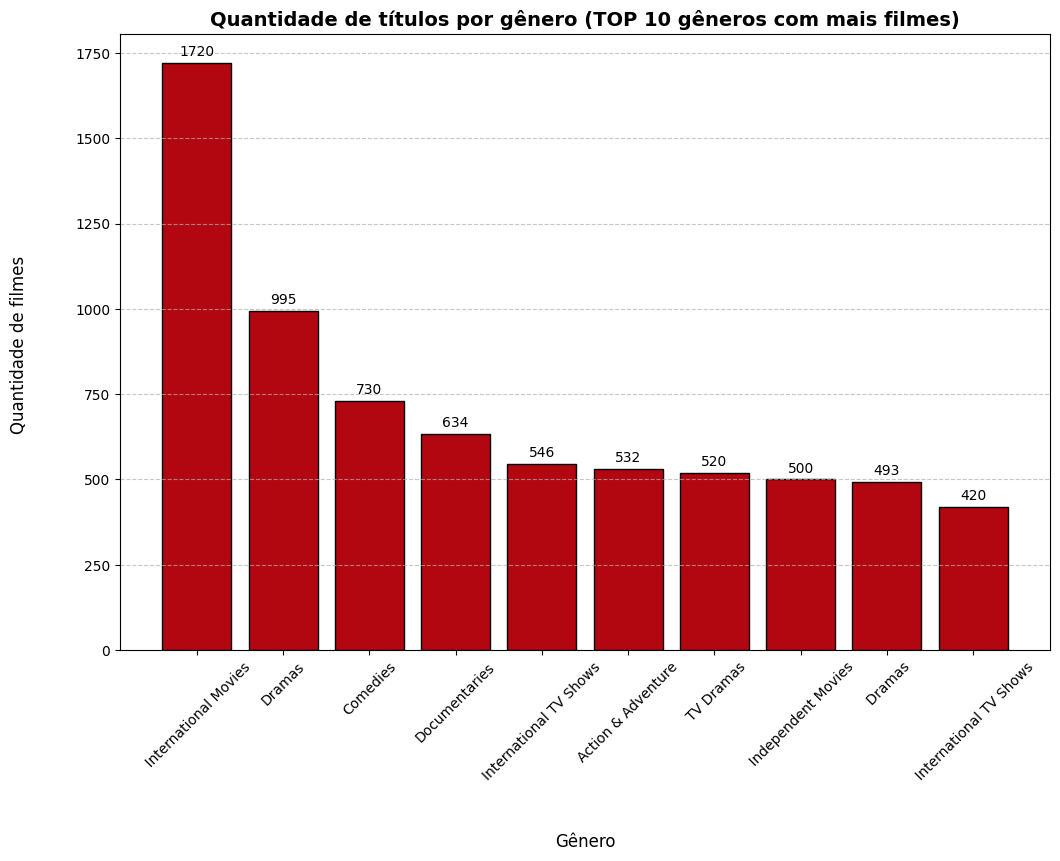
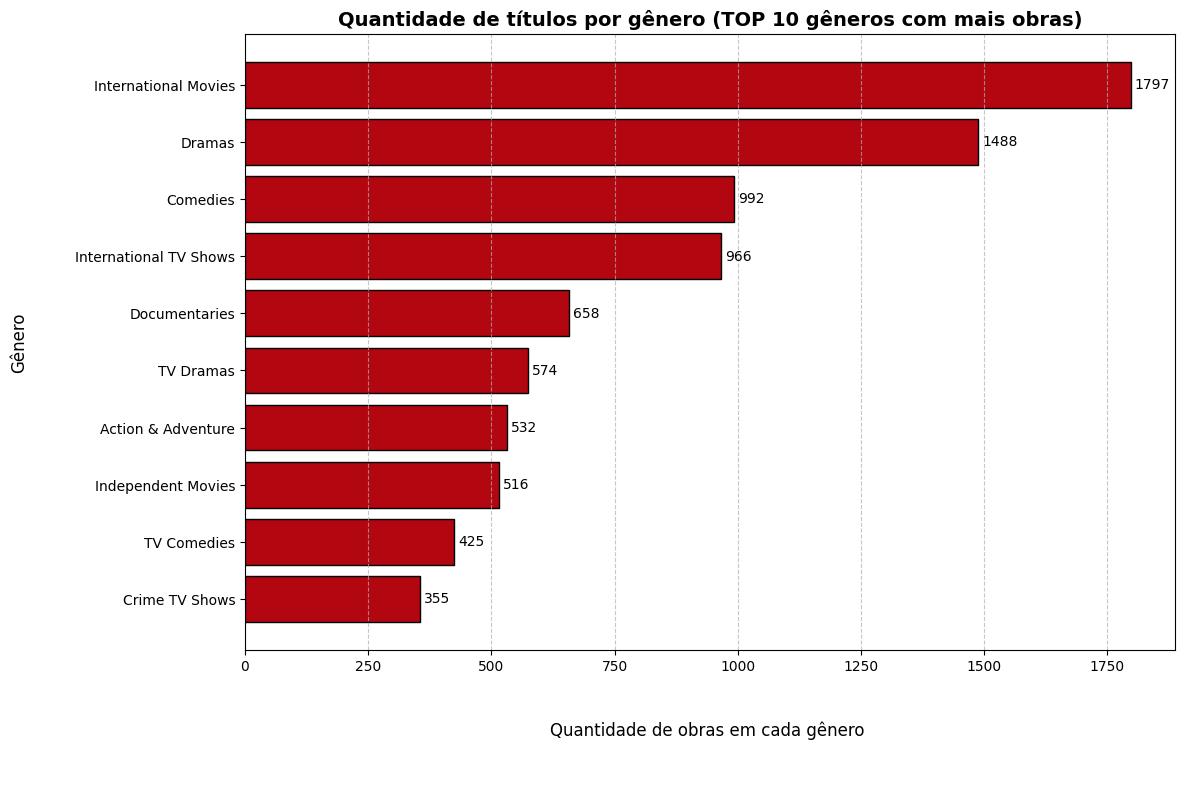
Code edit (unified diff) that turned the first committed figure into the second:
--- before
+++ after
@@ -1,9 +1,13 @@
 df_obras_genero = df.copy()
 
-# transformando a coluna em uma uma lista. Ou seja, cada linha terá uma lista de gênero de filmes, ex: [Drama, Ficção Científica, Romance]
+# armazenando em uma variável toda a coluna de gênero.
+# Cada linha terá uma lista de gênero de filmes, ex: [Drama, Ficção Científica, Romance]
 obras_genero_unico = df_obras_genero['listed_in'].str.split(',')
 
 # usando método explode para separar os itens da lista e deixar cada gênero em uma linha
 obras_genero_explode = obras_genero_unico.explode()
+
+# removendo espaços antes e depois de cada gênero
+obras_genero_explode = obras_genero_explode.str.strip()
 
 # contando as ocorrências de cada gênero
@@ -16,27 +20,29 @@
 contagem_generos_explode = df_obras_genero.head(10)
 
+# criando variável com a sequência do maior para o menor
+ordem_barras = contagem_generos_explode.iloc[::-1]
+
 # criando gráfico
 plt.figure(figsize=(12,8))  # comprimento e largura do gráfico
-grafico = plt.bar(contagem_generos_explode['genero'], contagem_generos_explode['ocorrencias'], color='#B20710', edgecolor='black') # criando gráfico
+grafico = plt.barh(ordem_barras['genero'], ordem_barras['ocorrencias'], color='#B20710', edgecolor='black') # criando gráfico
 plt.bar_label(grafico, padding=3) # adicionando rótulos em cima das barras
 
 # personalizando o gráfico
-plt.title('Quantidade de títulos por gênero (TOP 10 gêneros com mais filmes)', fontsize=14, fontweight='bold') # título do gráfico
-plt.xlabel('\n\nGênero', fontsize=12) # título do eixo x
-plt.ylabel('Quantidade de filmes \n\n', fontsize=12) # título do eixo y
-plt.xticks(rotation=45)  # rotaciona os nomes dos gêneros
-plt.grid(axis='y', linestyle='--', alpha=0.7)  # adiciona linhas de grade horizontais
+plt.title('Quantidade de títulos por gênero (TOP 10 gêneros com mais obras)', fontsize=14, fontweight='bold') # título do gráfico
+plt.xlabel('\n\nQuantidade de obras em cada gênero \n\n', fontsize=12) # título do eixo x
+plt.ylabel('Gênero\n\n', fontsize=12) # título do eixo y
+plt.grid(axis='x', linestyle='--', alpha=0.7)  # adiciona linhas de grade verticais
 
 plt.show()
 
 '''
-explode() pega uma linha que tem vários países e a "duplica", criando uma linha para cada país.
+explode() pega uma linha que tem vários generos e a "duplica", criando uma linha para cada genero.
 
 Como funciona na prática?
 Podemos ter:
-Matrix | EUA, Austrália
+Matrix | ['Ação', 'Ficção Científica']
 
 O .explode() transforma em duas linhas:
-Matrix | EUA
-Matrix | Austrália
+Matrix | Ação
+Matrix | Ficção Científica
 '''

Commit: Docs: finalizando parte dos gráficos